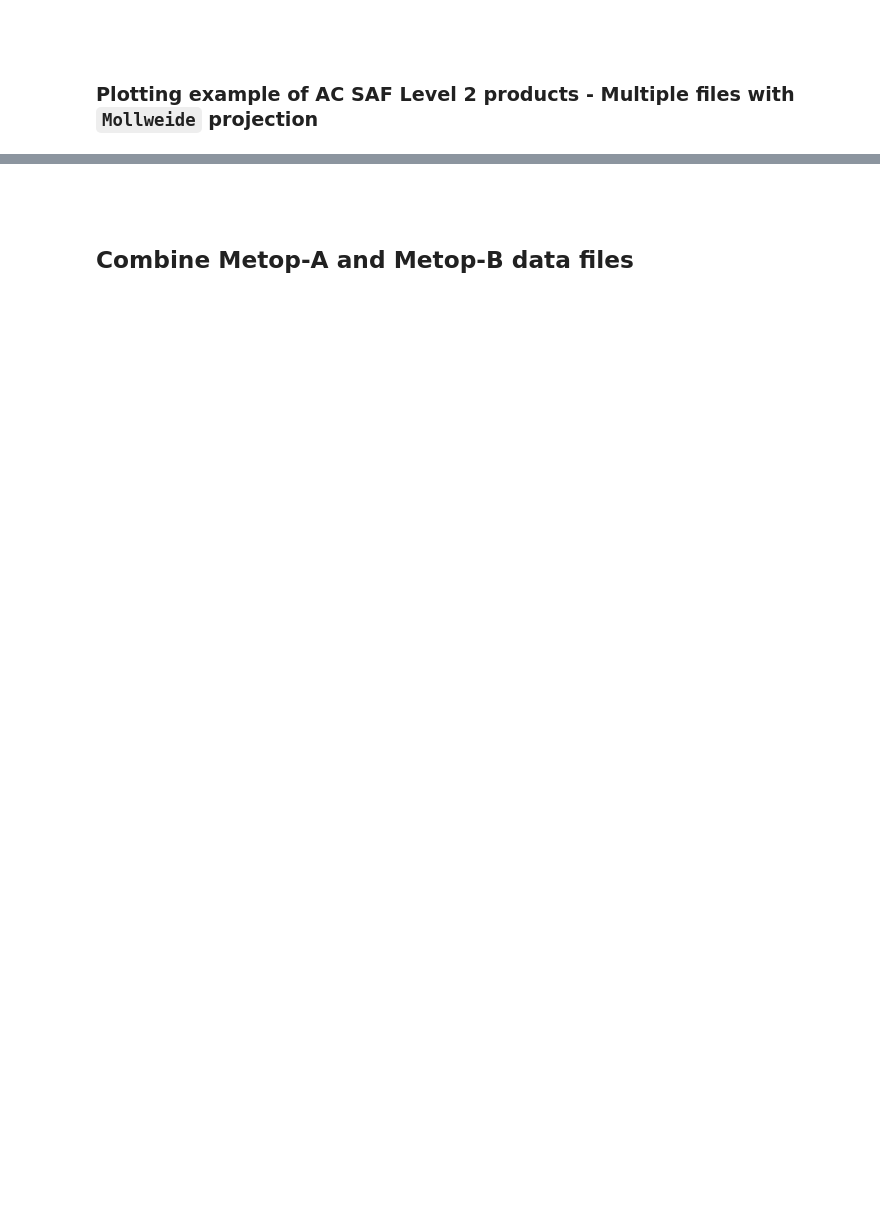
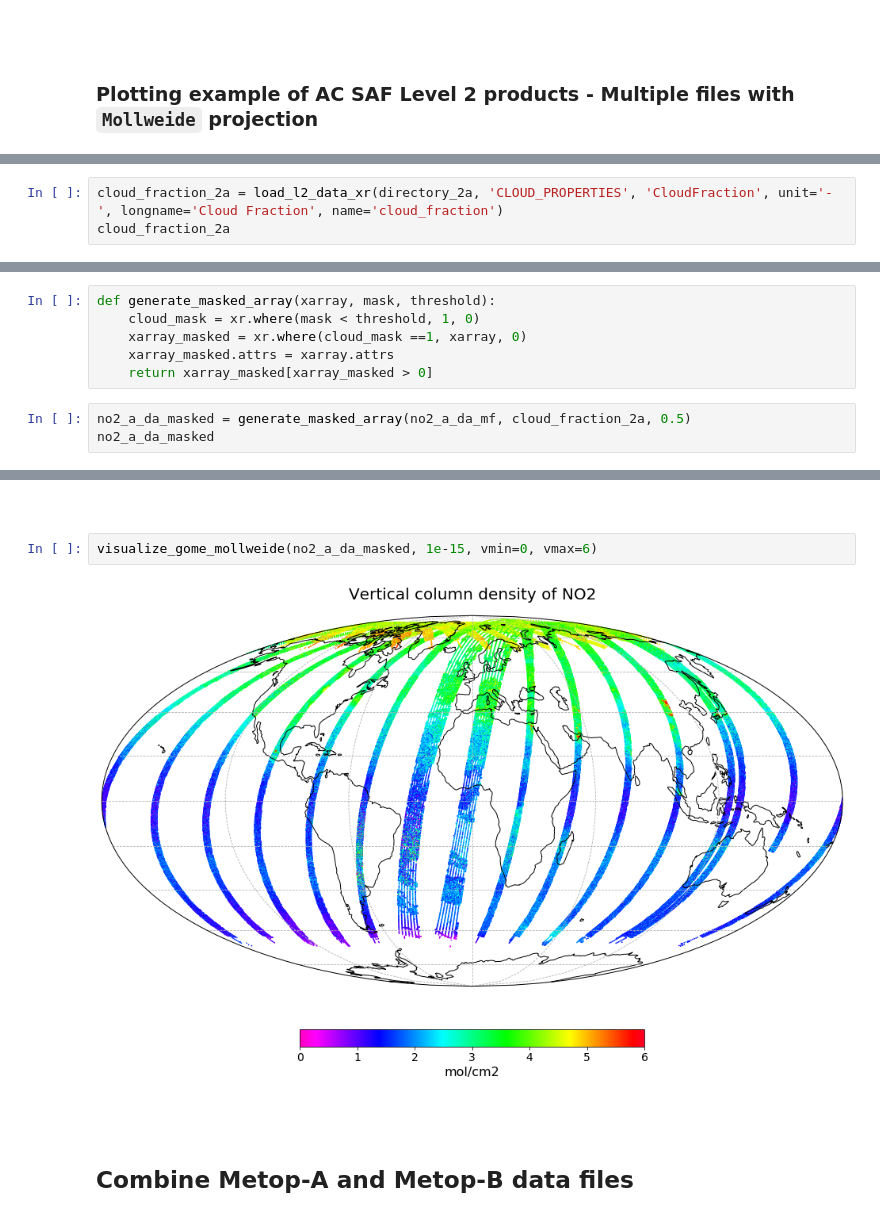
Before and after one commit to federicofierli1/LTPy_Notebooks_satellite_copernicus, a Jupyter notebook: 21_ltpy_v01_AC_SAF_L2_data.ipynb, the cells around one changed output, grey strips where cells are left out. Saved outputs shown, nothing was run; the diff lists cells and outputs as text; blank space fills up the shorter version.

```diff
--- a/21_ltpy_v01_AC_SAF_L2_data.ipynb
+++ b/21_ltpy_v01_AC_SAF_L2_data.ipynb
@@ -282,0 +387,3 @@ visualize_gome_l2(no2_a_da_mf, ccrs.Mollweide())
+# %%
+cloud_fraction_2a = load_l2_data_xr(directory_2a, 'CLOUD_PROPERTIES', 'CloudFraction', unit='-', longname='Cloud Fraction', name='cloud_fraction')
+cloud_fraction_2a
@@ -282,0 +407,9 @@ visualize_gome_l2(no2_a_da_mf, ccrs.Mollweide())
+# %%
+def generate_masked_array(xarray, mask, threshold):
+    cloud_mask = xr.where(mask < threshold, 1, 0)
+    xarray_masked = xr.where(cloud_mask ==1, xarray, 0)
+    xarray_masked.attrs = xarray.attrs
+    return xarray_masked[xarray_masked > 0]
+# %%
+no2_a_da_masked = generate_masked_array(no2_a_da_mf, cloud_fraction_2a, 0.5)
+no2_a_da_masked
@@ -283,3 +427,9 @@ visualize_gome_l2(no2_a_da_mf, ccrs.Mollweide())
+# %% [markdown]
+<br>
+# %%
+visualize_gome_mollweide(no2_a_da_masked, 1e-15, vmin=0, vmax=6)
+# %% [output]
+[figure, added]
 # %% [markdown]
 <br>
 # %% [markdown]
```
Also changed, not shown: parts of 62 cells of this notebook, 8 other files.
